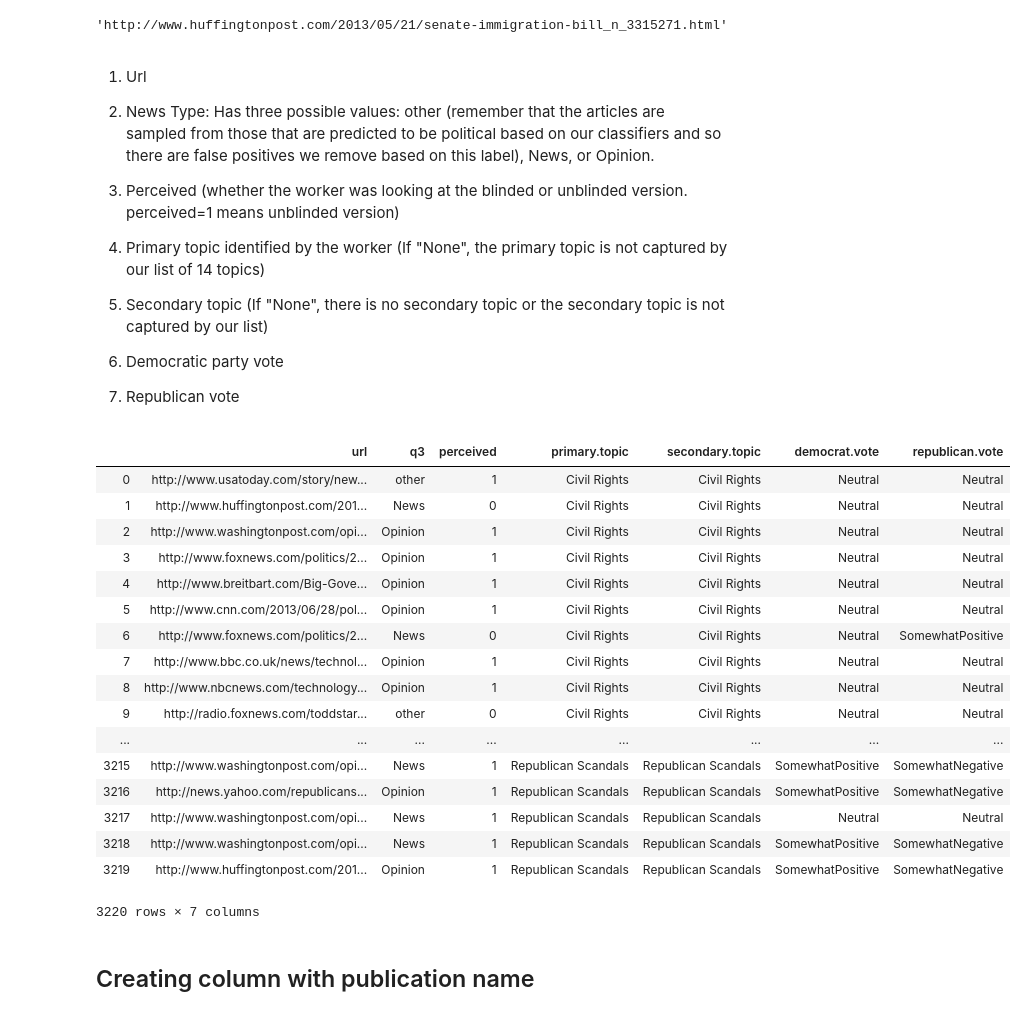
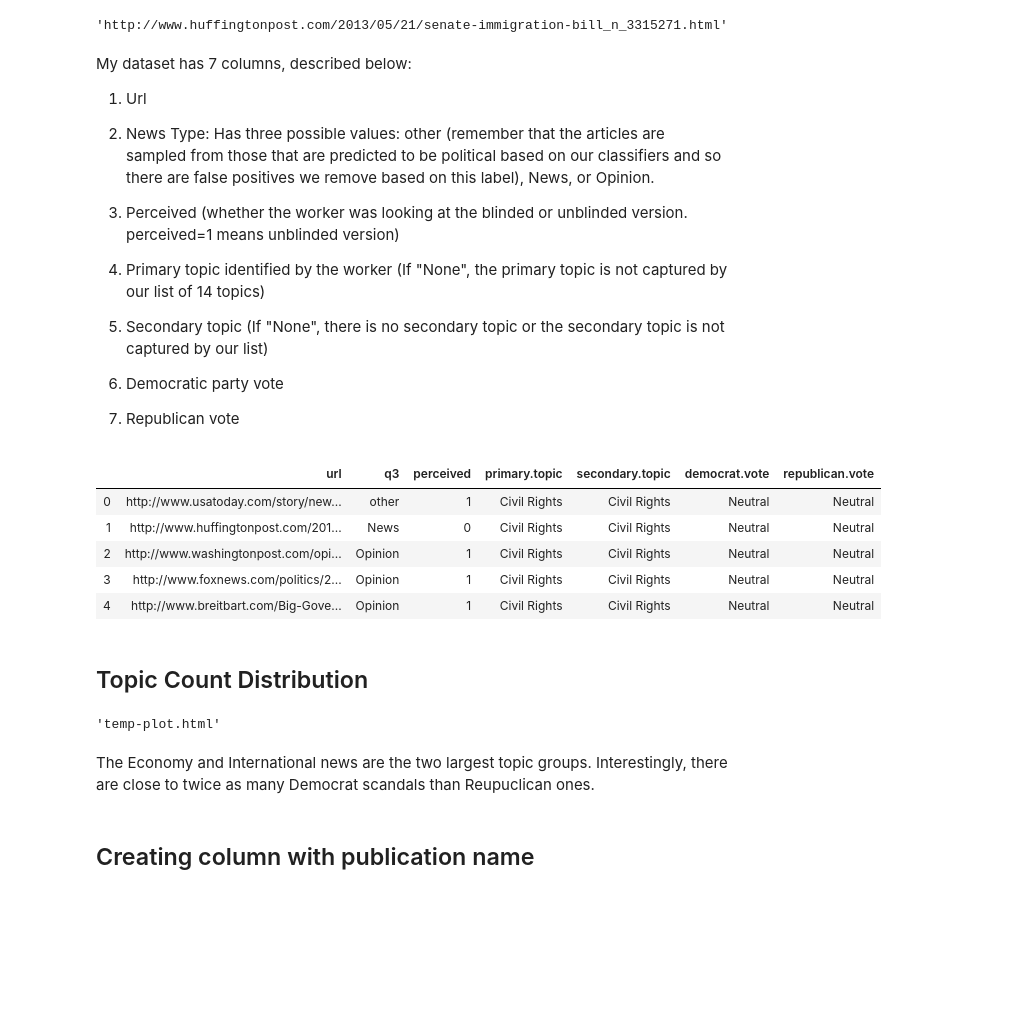
Before and after one commit to nielsbclausen/Counter-Point, a Jupyter notebook: CounterPoint.ipynb, the cells around one changed output. Drawn from its saved outputs; the diff is of its cells as text; code cells hidden in the pictures; blank space fills up the shorter version.

```diff
--- a/CounterPoint.ipynb
+++ b/CounterPoint.ipynb
@@ -67,6 +71,8 @@ df['url'][1]
 # %% [output]
 'http://www.huffingtonpost.com/2013/05/21/senate-immigration-bill_n_3315271.html'
 # %% [markdown]
+My dataset has 7 columns, described below:
+
 1) Url
 
 2) News Type: Has three possible values: other (remember that the articles are sampled from those that are predicted to be political based on our classifiers and so there are false positives we remove based on this label), News, or Opinion.
@@ -83,26 +89,33 @@ df['url'][1]
 # %%
 df_match = df[df['primary.topic'] == df['secondary.topic']]
 df_match.reset_index(drop = True, inplace = True)
-df_match
+df_match.head()
 # %% [output]
 |  | url | q3 | perceived | primary.topic | secondary.topic | democrat.vote | republican.vote |
 | 0 | http://www.usatoday.com/story/new... | other | 1 | Civil Rights | Civil Rights | Neutral | Neutral |
 | 1 | http://www.huffingtonpost.com/201... | News | 0 | Civil Rights | Civil Rights | Neutral | Neutral |
 | 2 | http://www.washingtonpost.com/opi... | Opinion | 1 | Civil Rights | Civil Rights | Neutral | Neutral |
 | 3 | http://www.foxnews.com/politics/2... | Opinion | 1 | Civil Rights | Civil Rights | Neutral | Neutral |
 | 4 | http://www.breitbart.com/Big-Gove... | Opinion | 1 | Civil Rights | Civil Rights | Neutral | Neutral |
-| 5 | http://www.cnn.com/2013/06/28/pol... | Opinion | 1 | Civil Rights | Civil Rights | Neutral | Neutral |
-| 6 | http://www.foxnews.com/politics/2... | News | 0 | Civil Rights | Civil Rights | Neutral | SomewhatPositive |
-| 7 | http://www.bbc.co.uk/news/technol... | Opinion | 1 | Civil Rights | Civil Rights | Neutral | Neutral |
-| 8 | http://www.nbcnews.com/technology... | Opinion | 1 | Civil Rights | Civil Rights | Neutral | Neutral |
-| 9 | http://radio.foxnews.com/toddstar... | other | 0 | Civil Rights | Civil Rights | Neutral | Neutral |
-| ... | ... | ... | ... | ... | ... | ... | ... |
-| 3215 | http://www.washingtonpost.com/opi... | News | 1 | Republican Scandals | Republican Scandals | SomewhatPositive | SomewhatNegative |
-| 3216 | http://news.yahoo.com/republicans... | Opinion | 1 | Republican Scandals | Republican Scandals | SomewhatPositive | SomewhatNegative |
-| 3217 | http://www.washingtonpost.com/opi... | News | 1 | Republican Scandals | Republican Scandals | Neutral | Neutral |
-| 3218 | http://www.washingtonpost.com/opi... | News | 1 | Republican Scandals | Republican Scandals | SomewhatPositive | SomewhatNegative |
-| 3219 | http://www.huffingtonpost.com/201... | Opinion | 1 | Republican Scandals | Republican Scandals | SomewhatPositive | SomewhatNegative |
-3220 rows × 7 columns
+# %% [markdown]
+## Topic Count Distribution
+# %%
+topic_dist = df['primary.topic'].value_counts().sort_index(ascending=False)
+trace = go.Bar(x = topic_dist.index,
+               text = ['{:.1f} %'.format(val) for val in (topic_dist.values / df.shape[0] * 100)],
+               textposition = 'auto',
+               textfont = dict(color = '#000000'),
+               y = ratings_dist.values,
+               )
+layout = dict(title = 'Distribution of Topics',
+              xaxis = dict(title = 'Topics'),
+              yaxis = dict(title = 'Count'))
+graph_r = go.Figure(data=[trace], layout=layout)
+plotly.offline.plot(graph_r)
+# %% [output]
+'temp-plot.html'
+# %% [markdown]
+The Economy and International news are the two largest topic groups. Interestingly, there are close to twice as many Democrat scandals than Reupuclican ones.
 # %% [markdown]
 ## Creating column with publication name
 # %%
```
Also changed, not shown: parts of 13 cells of this notebook, 1 other file.
